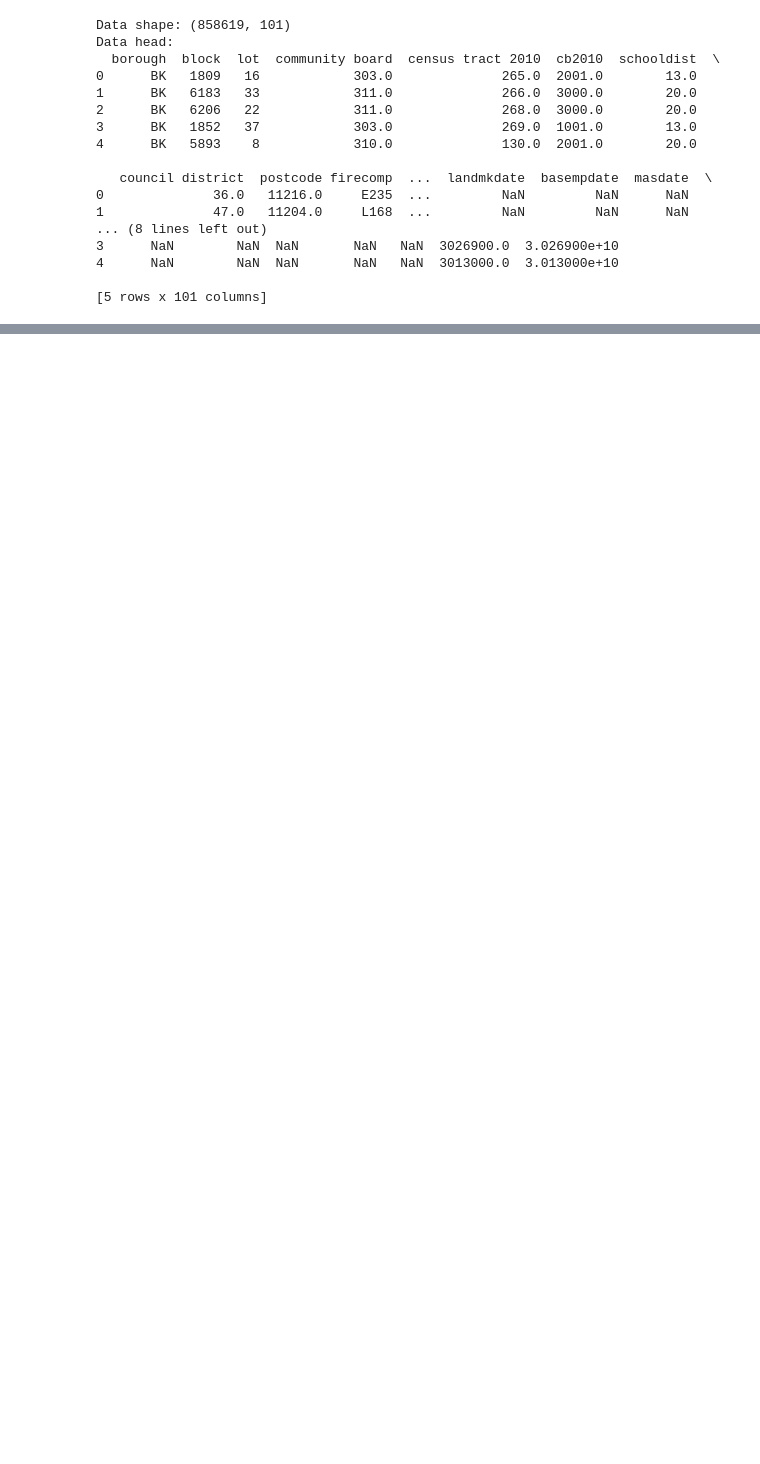
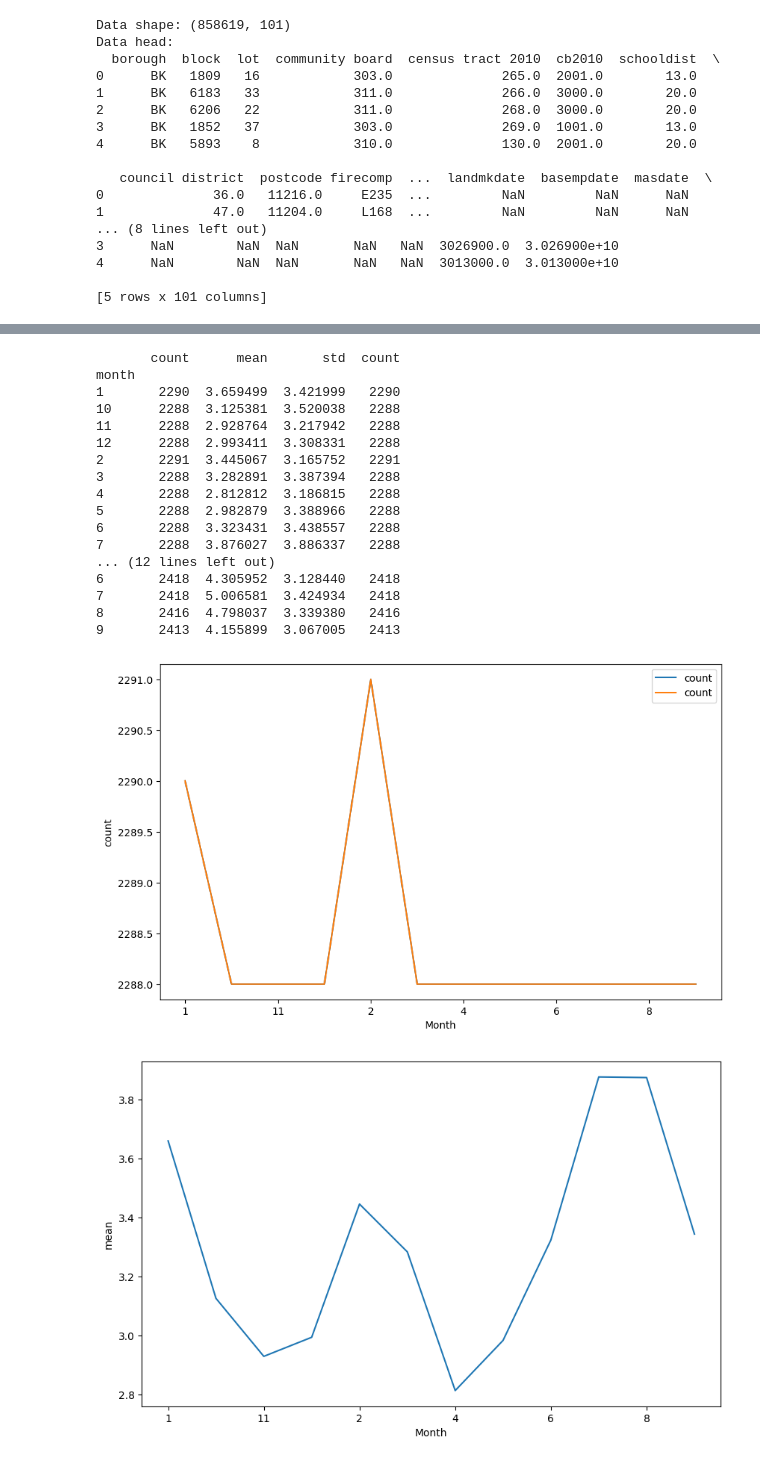
Before and after one commit to NomiBobby/BuildingEnergy-RemoteWorking, a Jupyter notebook: descriptive_stats.ipynb, the cells around one changed output, grey strips where cells are left out. Drawn from its saved outputs; the diff is of its cells as text; code cells hidden in the pictures; blank space fills up the shorter version.

```diff
--- a/descriptive_stats.ipynb
+++ b/descriptive_stats.ipynb
@@ -355,0 +313,26 @@ See the caveats in the documentation: https://pandas.pydata.org/pandas-docs/stab
+# %%
+#####################################
+#### Merge monthly data with building info from yearly data for offices ####
+#####################################
+# change Property ID to numeric
+to_numeric(ll84_montly_2020_raw, 'Property Id')
+to_numeric(ll84_montly_2019_raw, 'Property Id')
+to_numeric(office_joined_2020, 'Property Id')
+to_numeric(office_joined_2020, 'Property Id')
+
+# merge montly data with yearly on property ID
+ll84_montly_2020 = pd.merge(office_joined_2020, ll84_montly_2020_raw, how='left', left_on='Property Id', right_on='Property Id')
+ll84_montly_2020 = ll84_montly_2020.drop_duplicates()
+#print_df_info(ll84_montly_2020)
+
+ll84_montly_2019 = pd.merge(office_joined_2019, ll84_montly_2019_raw, how='left', left_on='Property Id', right_on='Property Id')
+ll84_montly_2019 = ll84_montly_2019.drop_duplicates()
+#print_df_info(ll84_montly_2019)
+
+# calculate EUI (kBTU/ft2) by Electricity Use  (kBtu) / Metered Areas (Energy)
+to_numeric(ll84_montly_2020, 'Electricity Use  (kBtu)')
+to_numeric(ll84_montly_2019, 'Electricity Use  (kBtu)')
+to_numeric(ll84_montly_2020, 'Property GFA - Self-Reported (ft²)')
+to_numeric(ll84_montly_2019, 'Property GFA - Self-Reported (ft²)')
+ll84_montly_2020['EUI (kBTU/ft2)'] = ll84_montly_2020['Electricity Use  (kBtu)']/ll84_montly_2020['Property GFA - Self-Reported (ft²)']
+ll84_montly_2019['EUI (kBTU/ft2)'] = ll84_montly_2019['Electricity Use  (kBtu)']/ll84_montly_2019['Property GFA - Self-Reported (ft²)']
@@ -355,0 +345,34 @@ See the caveats in the documentation: https://pandas.pydata.org/pandas-docs/stab
+# %%
+#####################################
+#### Compare montly EUI data ####
+#####################################
+EUI_months_2020 = ll84_montly_2020.groupby('month')['EUI (kBTU/ft2)'].agg(['count', 'mean', 'std', 'count'])
+print(EUI_months_2020)
+EUI_months_2019 = ll84_montly_2019.groupby('month')['EUI (kBTU/ft2)'].agg(['count', 'mean', 'std', 'count'])
+print(EUI_months_2019)
+
+for stat in ['count', 'mean', 'std', 'count']:
+    EUI_months_2020[stat].plot(figsize=(10, 6))
+    plt.xlabel('Month')
+    plt.ylabel(stat)
+    plt.show()
+# %% [output]
+       count      mean       std  count
+month
+1       2290  3.659499  3.421999   2290
+10      2288  3.125381  3.520038   2288
+11      2288  2.928764  3.217942   2288
+12      2288  2.993411  3.308331   2288
+2       2291  3.445067  3.165752   2291
+3       2288  3.282891  3.387394   2288
+4       2288  2.812812  3.186815   2288
+5       2288  2.982879  3.388966   2288
+6       2288  3.323431  3.438557   2288
+7       2288  3.876027  3.886337   2288
+... (12 lines left out)
+6       2418  4.305952  3.128440   2418
+7       2418  5.006581  3.424934   2418
+8       2416  4.798037  3.339380   2416
+9       2413  4.155899  3.067005   2413
+[figure, added]
+[figure, added]
```
Also changed, not shown: parts of 18 cells of this notebook, 1 other file.
